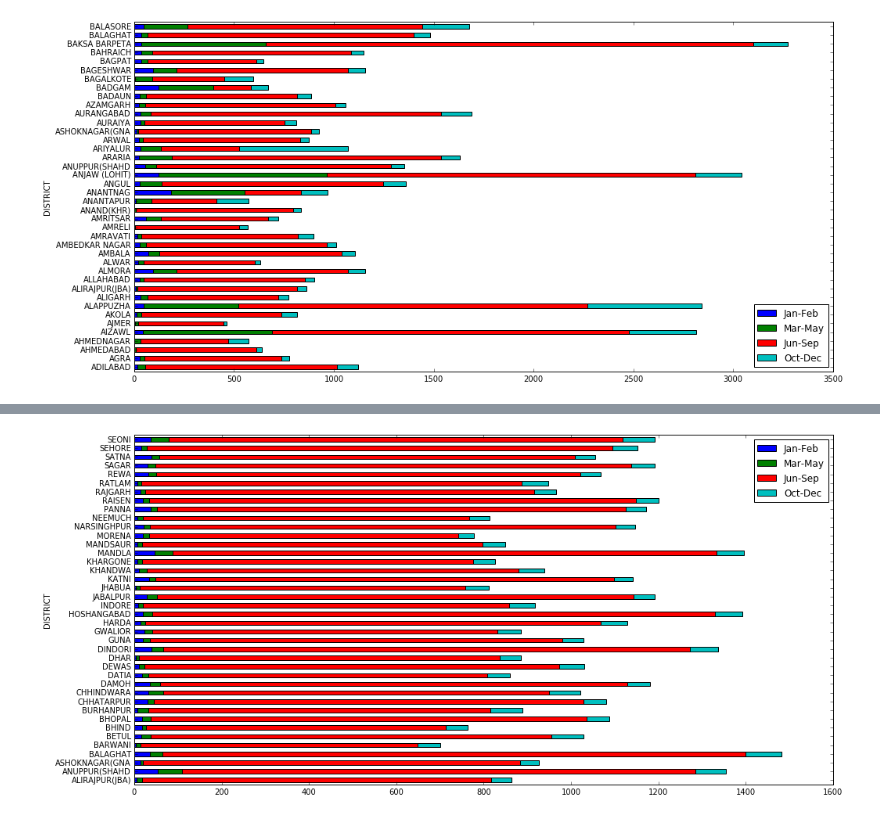
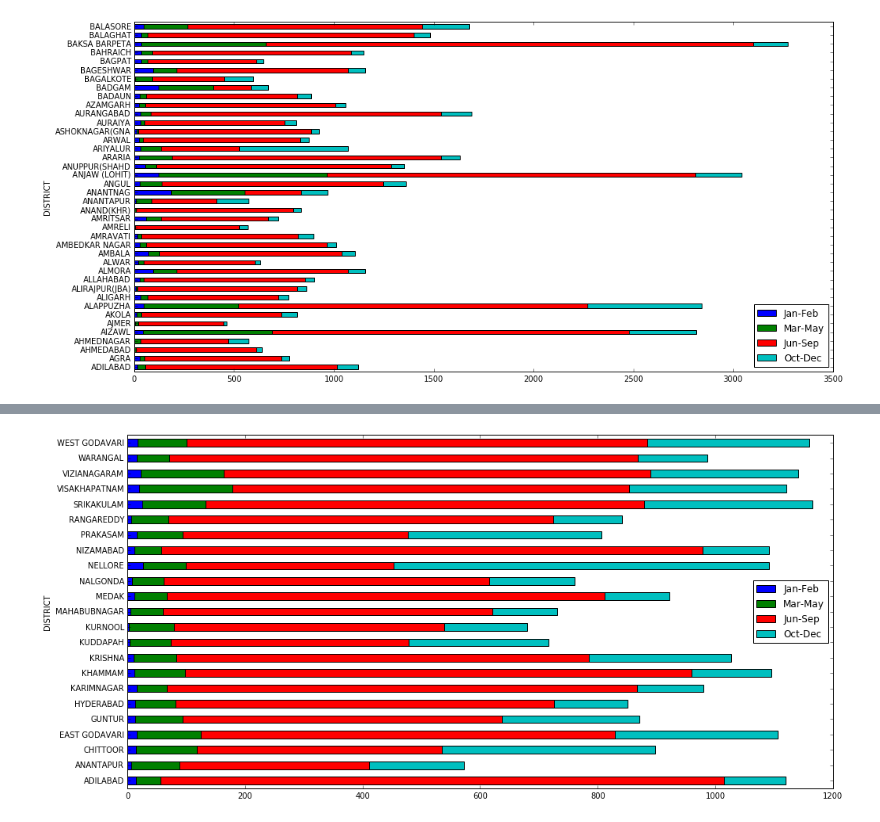
Before and after one commit to sudheerachary/rainfall-prediction, a Jupyter notebook: src/kernel.ipynb, the cells around one changed output, grey strips where cells are left out. Drawn from its saved outputs; the diff is of its cells as text; code cells hidden in the pictures.

```diff
--- a/src/kernel.ipynb
+++ b/src/kernel.ipynb
@@ -140,3 +184,3 @@ district[['DISTRICT', 'Jan-Feb', 'Mar-May',
 # %%
-mp_data = district[district['STATE_UT_NAME'] == 'MADHYA PRADESH']
+ap_data = district[district['STATE_UT_NAME'] == 'ANDHRA PRADESH']
 # %%
@@ -147,5 +191,5 @@ mp_data[['DISTRICT', 'JAN', 'FEB', 'MAR', 'APR', 'MAY', 'JUN', 'JUL',
 # %%
-mp_data[['DISTRICT', 'Jan-Feb', 'Mar-May',
+ap_data[['DISTRICT', 'Jan-Feb', 'Mar-May',
        'Jun-Sep', 'Oct-Dec']].groupby("DISTRICT").sum()[:40].plot.barh(stacked=True,figsize=(16,8));
 # %% [output]
-[figure, old version]
+[figure, new version]
```
Also changed, not shown: parts of 13 cells of this notebook, 17 other files.
